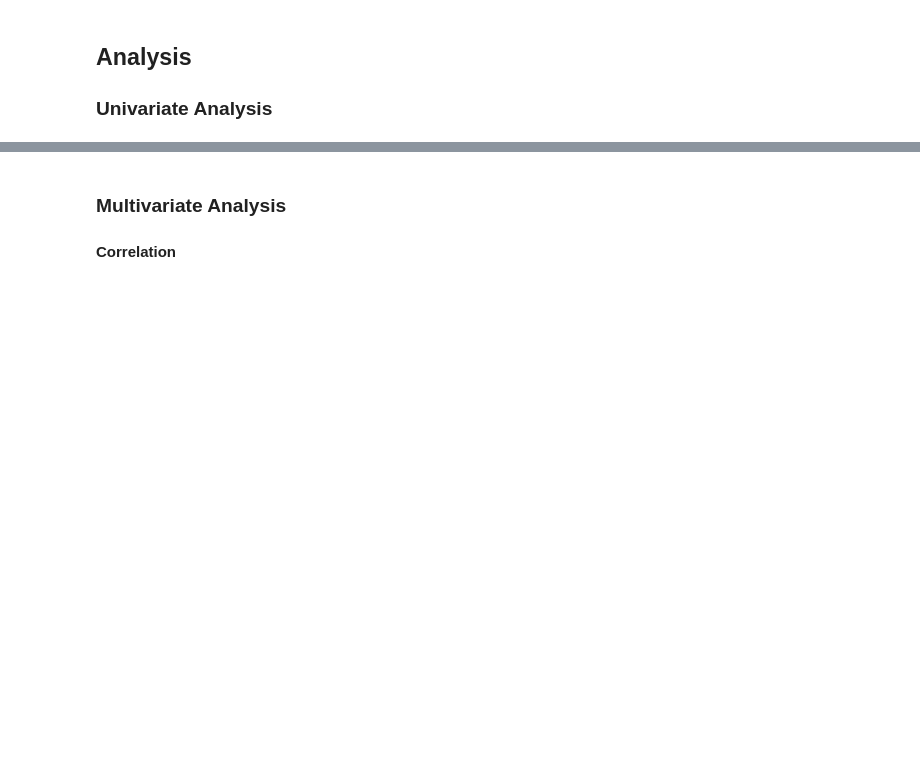
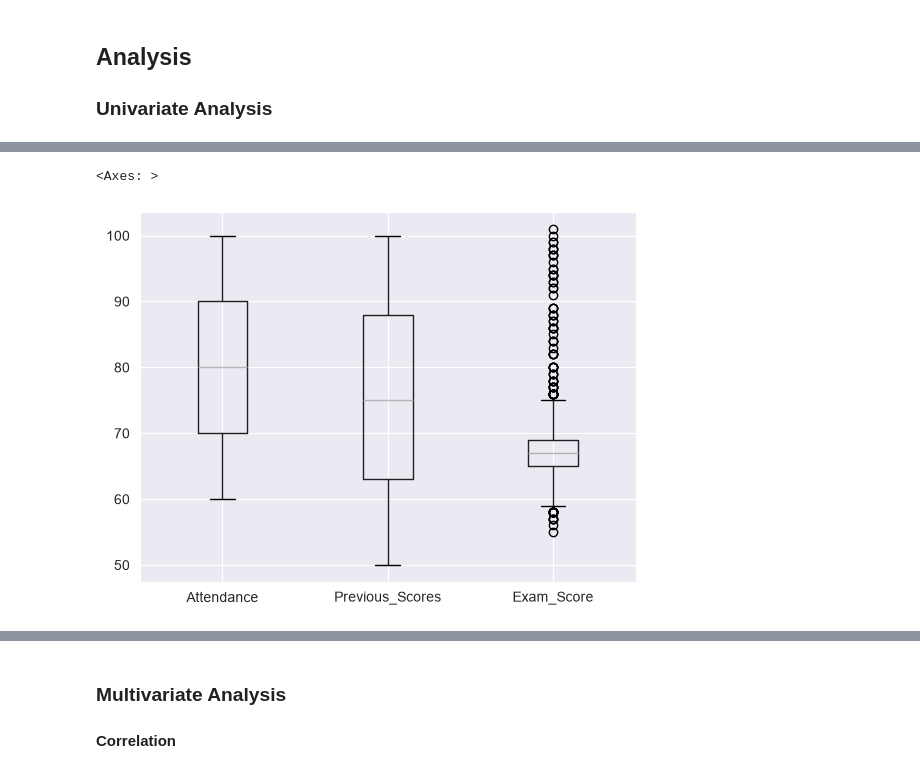
Before and after one commit to Wilbnil/Prakmas-2026, a Jupyter notebook: Oblig 1/Training and Evaluating Baseline Models.ipynb, the cells around one changed output, grey strips where cells are left out. Drawn from its saved outputs; the diff is of its cells as text; code cells hidden in the pictures; blank space fills up the shorter version.

```diff
--- a/Oblig 1/Training and Evaluating Baseline Models.ipynb
+++ b/Oblig 1/Training and Evaluating Baseline Models.ipynb
@@ -328,0 +361,7 @@ student_dataset[['Previous_Scores', 'Exam_Score']].hist()
+# %%
+#We separate features with similar ranges into box plots together to make them easier to analyze
+Score_features = ["Attendance","Previous_Scores", "Exam_Score"]
+student_dataset[Score_features].boxplot()
+# %% [output]
+<Axes: >
+[figure, added]
```
Also changed, not shown: parts of 7 cells of this notebook.
